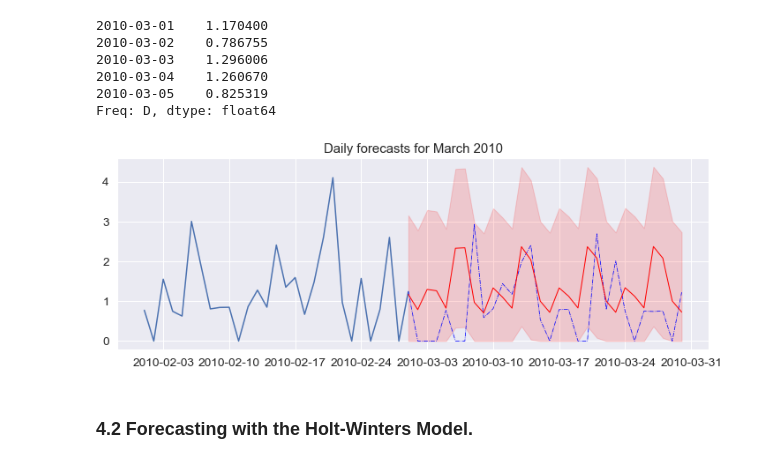
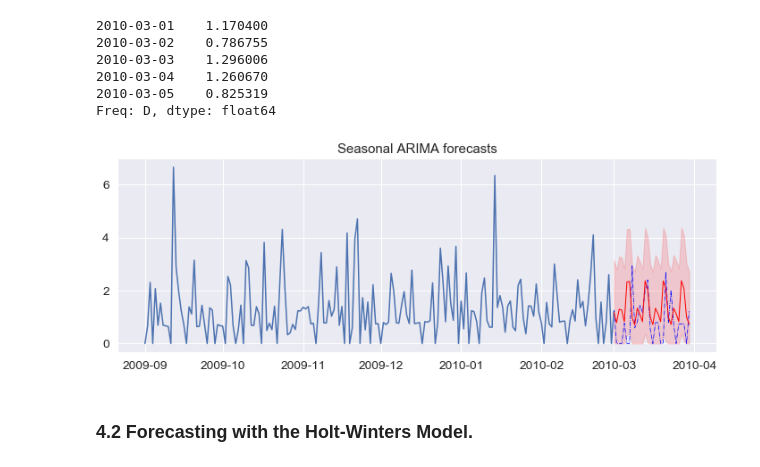
Before and after one commit to melville87/energy-cons-viz, a Jupyter notebook: energy_consumption_ts_analysis.ipynb, the cells around one changed output. Saved outputs shown, nothing was run; the diff lists cells and outputs as text; code cells hidden in the pictures.

```diff
--- a/energy_consumption_ts_analysis.ipynb
+++ b/energy_consumption_ts_analysis.ipynb
@@ -754,28 +759,37 @@ predictions.predicted_mean.head()
 2010-03-05    0.825319
 Freq: D, dtype: float64
 # %%
-# plot forecasts and actual consumption values over the month of March
-fig, axes = plt.subplots(1, 1, figsize= (12, 4))
+def plot_model(start, end,
+               timeseries, predicted_values,
+               predicted_ci= None, actual_values= None,
+               title= ""):
 
-actual_consumption = byDay[start:end].sub1
+    fig, axes = plt.subplots(1, 1, figsize= (12, 4))
+    # plot timeseries
+    ax = sns.lineplot(data= timeseries)
+    # plot actual values
+    if actual_values is not None:
+        ax = sns.lineplot(data= actual_values[start:end], color= "blue", linewidth= 0.75)
+        ax.lines[1].set_linestyle("-.")
 
-# past data
-ax= sns.lineplot(data= ts["2010-02-01":start])
-# actual consumption in March
-ax= sns.lineplot(data= actual_consumption, color= "blue", linewidth= 0.75)
-ax.lines[1].set_linestyle("-.")
-# forecasts
-ax= sns.lineplot(data= predictions.predicted_mean, color= "red", linewidth= 1.0)
+    # plot forecasts
+    ax= sns.lineplot(data= predicted_values, color= "red", linewidth= 1.0)
 
-x= predictions.predicted_mean.index
-# replace negative lower bound ci values with zero
-y1= predictions_ci["lower sub1"].where(cond= predictions_ci["lower sub1"]>0, other= 0)
-y2= predictions_ci["upper sub1"]
-# plot confidence intervals
-ax.fill_between(x= x, y1= y1, y2= y2,
-                alpha=.15, color= "red")
-ax= plt.title("Daily forecasts for March 2010")
+    # plot confidence intervals
+    if predicted_ci is not None:
+        y1= predicted_ci.iloc[:, 0].where(cond= predicted_ci.iloc[:, 0]>0, other= 0)
+        y2= predicted_ci.iloc[:, 1]
+        x= predicted_values.index
+        ax.fill_between(x= x, y1= y1, y2= y2,
+                        alpha=.15, color= "red")
+    # add title
+    ax= plt.title(title)
-# %% [output]
-[figure, removed]
+# %%
+plot_model(start= "2010-03-01", end= "2010-03-30",
+           timeseries= ts, predicted_values= predictions.predicted_mean,
+           predicted_ci= predictions_ci, actual_values= byDay.sub1,
+           title= "Seasonal ARIMA forecasts")
+# %% [output]
+[figure, added]
 # %% [markdown]
 ### 4.2 Forecasting with the Holt-Winters Model.
```
Also changed, not shown: parts of 10 cells of this notebook.
